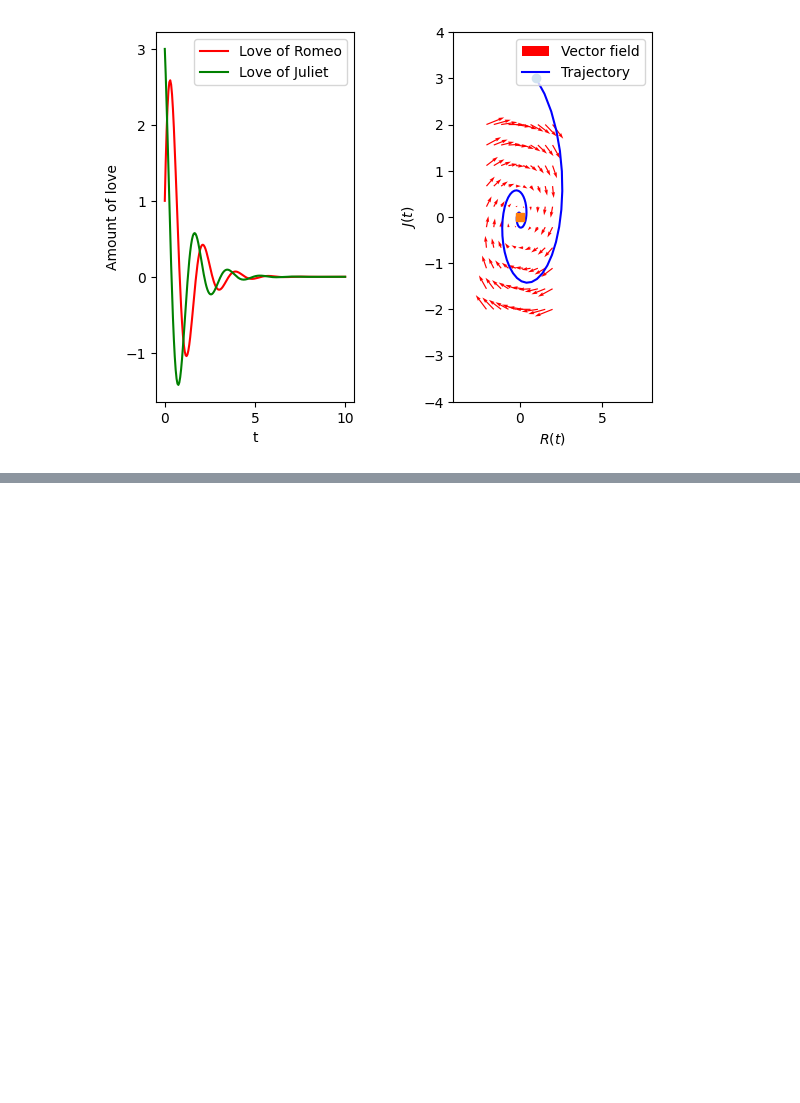
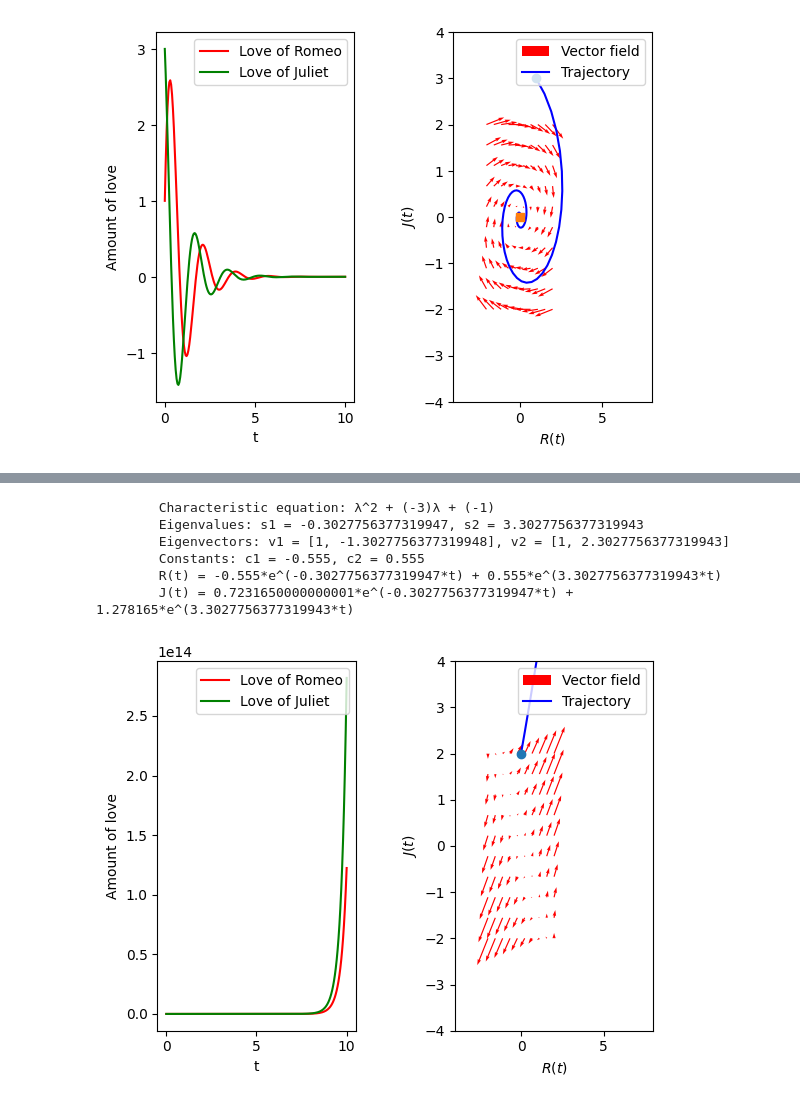
Before and after one commit to ttn-nguyen42/notebooks, a Jupyter notebook: DynamicsOfLove.ipynb, the cells around one changed output, grey strips where cells are left out. Saved outputs shown, nothing was run; the diff lists cells and outputs as text; code cells hidden in the pictures; blank space fills up the shorter version.

```diff
--- a/DynamicsOfLove.ipynb
+++ b/DynamicsOfLove.ipynb
@@ -892,0 +932,12 @@ ch_2.plot()
+# %%
+ee_2 = EquationSystem([[1, 1], [3, 2]], 0, 2)
+print(ee_2)
+ee_2.plot()
+# %% [output]
+        Characteristic equation: λ^2 + (-3)λ + (-1)
+        Eigenvalues: s1 = -0.3027756377319947, s2 = 3.3027756377319943
+        Eigenvectors: v1 = [1, -1.3027756377319948], v2 = [1, 2.3027756377319943]
+        Constants: c1 = -0.555, c2 = 0.555
+        R(t) = -0.555*e^(-0.3027756377319947*t) + 0.555*e^(3.3027756377319943*t)
+        J(t) = 0.7231650000000001*e^(-0.3027756377319947*t) + 1.278165*e^(3.3027756377319943*t)
+[figure, added]
```
Also changed, not shown: parts of 15 cells of this notebook.
